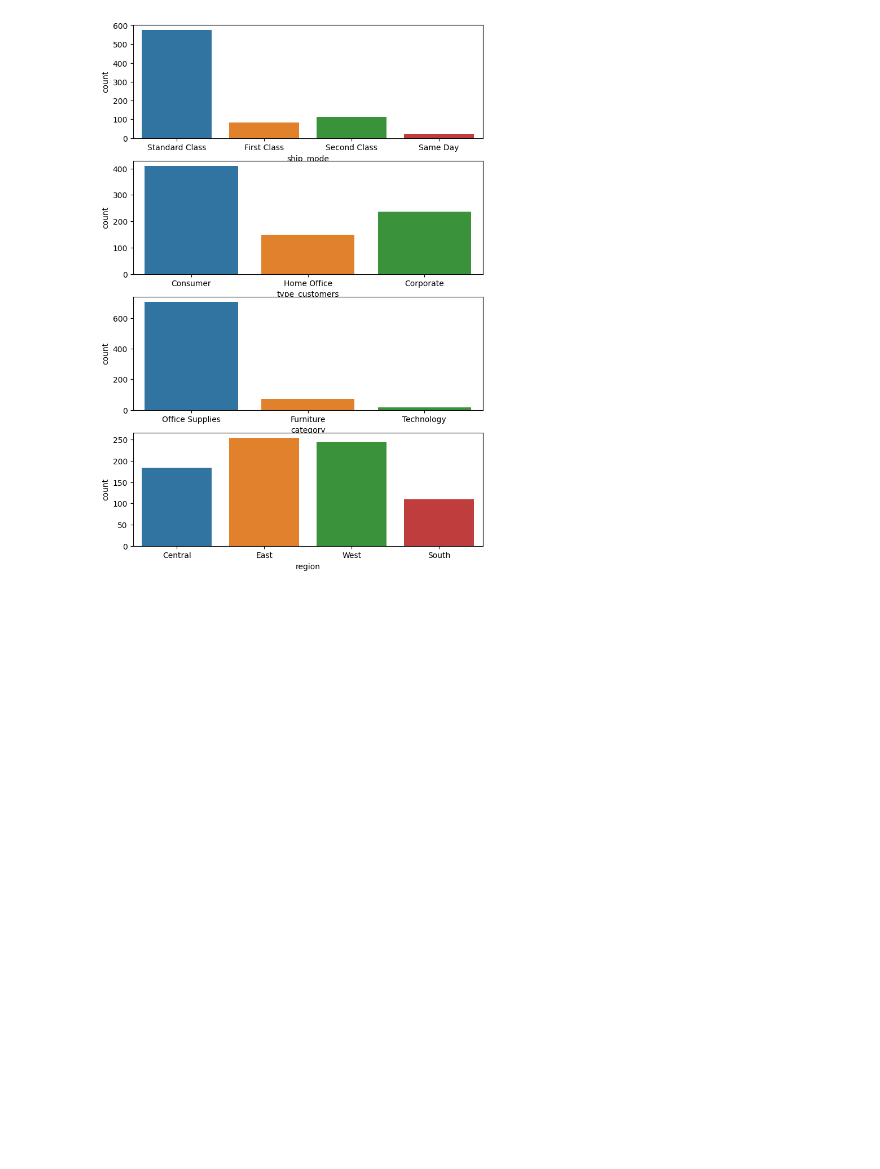
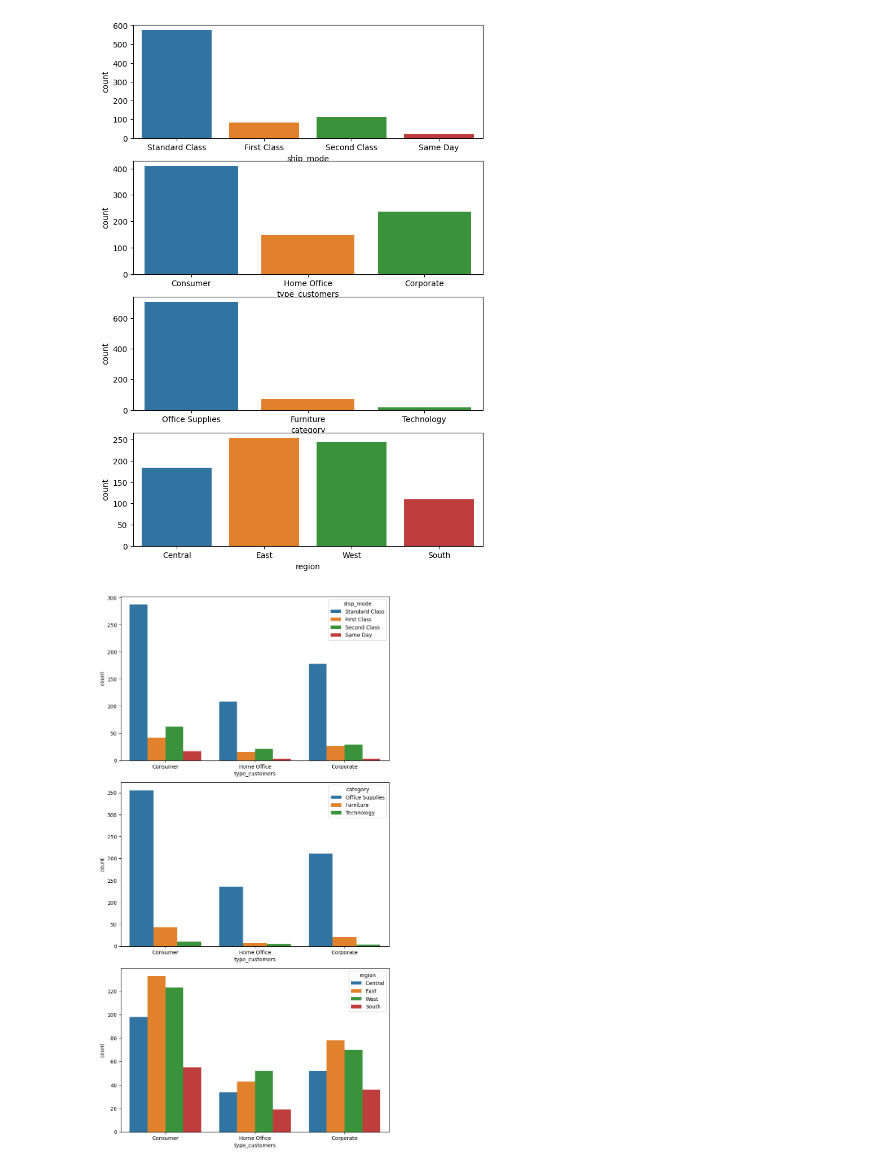
Before and after one commit to gchristiansun/customer-segmentation-analysis, a Jupyter notebook: customer_segmentation.ipynb, the cells around one changed output. Drawn from its saved outputs; the diff is of its cells as text; code cells hidden in the pictures; blank space fills up the shorter version.

```diff
--- a/customer_segmentation.ipynb
+++ b/customer_segmentation.ipynb
@@ -179,3 +180,21 @@ for i, feature in enumerate(categorical):
 plt.show()
 # %% [output]
 [figure]
+# %%
+def categorical_plot(features, df, segment_feature=None):
+    fig, ax = plt.subplots(len(features), 1,figsize=(8,15))
+    for i, feature in enumerate(features):
+        if segment_feature:
+            sns.countplot(data=df, x=segment_feature, hue=feature, ax=ax[i])
+        else:
+            sns.countplot(data=df, x=feature, ax=ax[i])
+    plt.tight_layout()
+    plt.show()
+# %%
+categorical_plot(
+    features=["ship_mode", "category", "region"],
+    df=main_df,
+    segment_feature="type_customers"
+)
+# %% [output]
+[figure, added]
```
Also changed, not shown: parts of 7 cells of this notebook.
